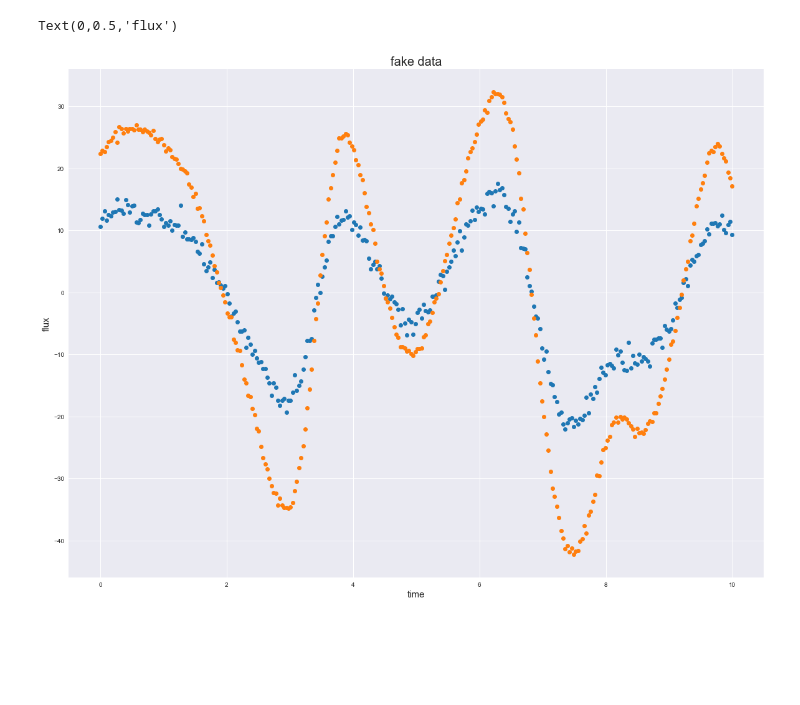
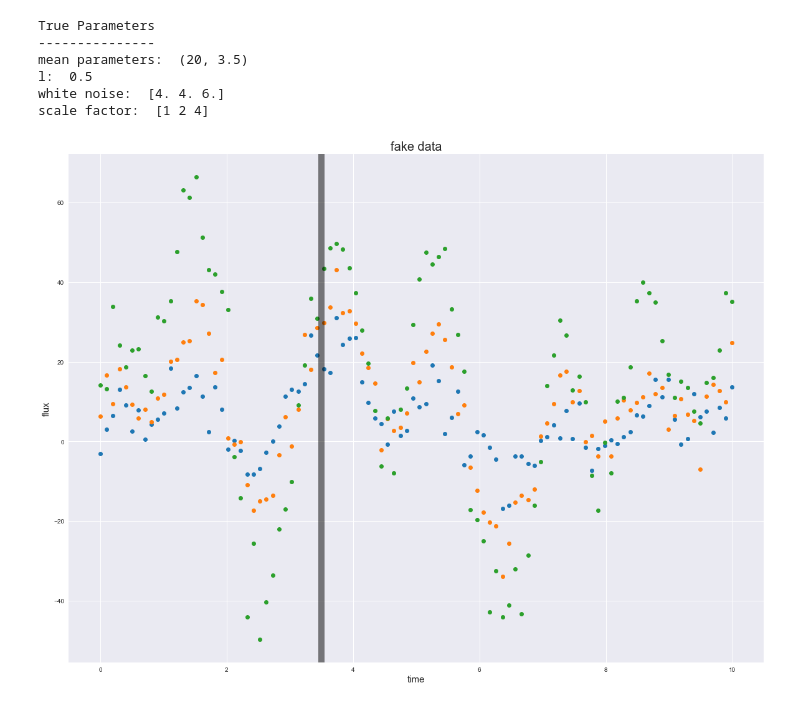
Before and after one commit to tagordon/gp2d, a Jupyter notebook: My GP Implementation.ipynb, the cells around one changed output. Drawn from its saved outputs; the diff is of its cells as text; code cells hidden in the pictures; blank space fills up the shorter version.

```diff
--- a/My GP Implementation.ipynb
+++ b/My GP Implementation.ipynb
@@ -198,25 +87,33 @@ class kernel:
 # %%
-# define the kernel function
-k1 = kernel.exp_sq_kernel(0.5, 10)
-k2 = kernel.scale_kernel([1, 2])
-# initialize the gaussian process with kernel function k and mean of 1
-g = gp(0, k1, kernel2=k2, wn=[1, 0.5], dim=2)
+t0 = 3.5
+true_params = np.log(0.5), np.log(4), np.log(4), np.log(6), 2, 4, 20, t0
+t = np.linspace(0, 10, 100)
 
-# times to sample at
-t = np.linspace(0, 10, 300)
+def gauss(t, A, t0):
+    return A*np.exp(-(t - t0)**2)
 
-# sample the GP to get fake data for fitting
-data = g.sample(t)
+data = make_data(true_params, gauss, 3, t)
 
 # plot the data
 fig = pl.figure(figsize=(20, 15))
 pl.plot(t, data[0], 'o', alpha=1, color=palette[0])
 pl.plot(t, data[1], 'o', alpha=1, color=palette[1])
+pl.plot(t, data[2], 'o', alpha=1, color=palette[2])
+pl.axvline(t0, linewidth=10, color='k', alpha=0.5)
 
 
 pl.title('fake data', size=20)
 pl.xlabel('time', size=15)
 pl.ylabel('flux', size=15)
+
+print('True Parameters')
+print('---------------')
+print_params(true_params, 3)
 # %% [output]
-Text(0,0.5,'flux')
+True Parameters
+---------------
+mean parameters:  (20, 3.5)
+l:  0.5
+white noise:  [4. 4. 6.]
+scale factor:  [1 2 4]
-[figure, old version]
+[figure, new version]
```
Also changed, not shown: parts of 9 cells of this notebook, 1 other file.
